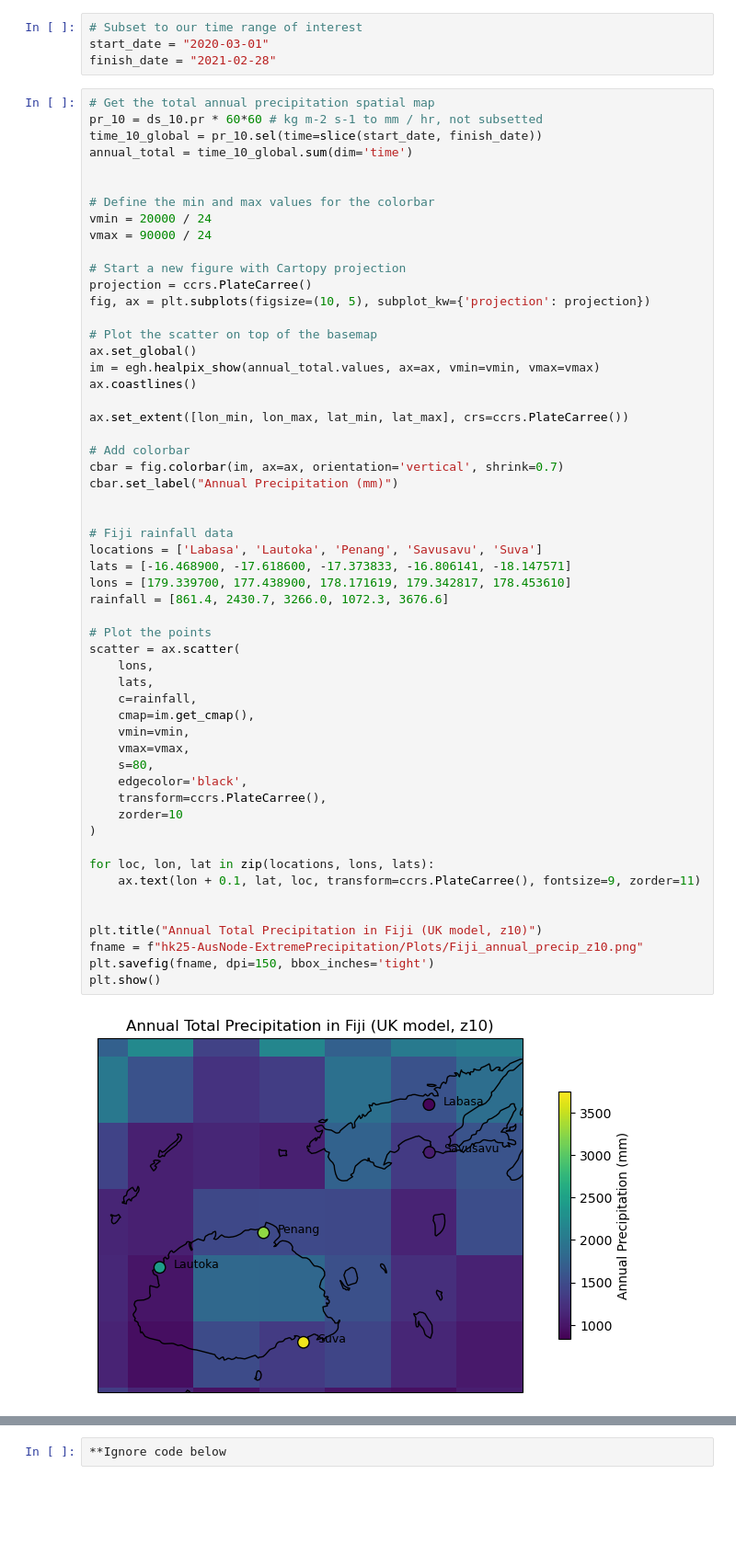
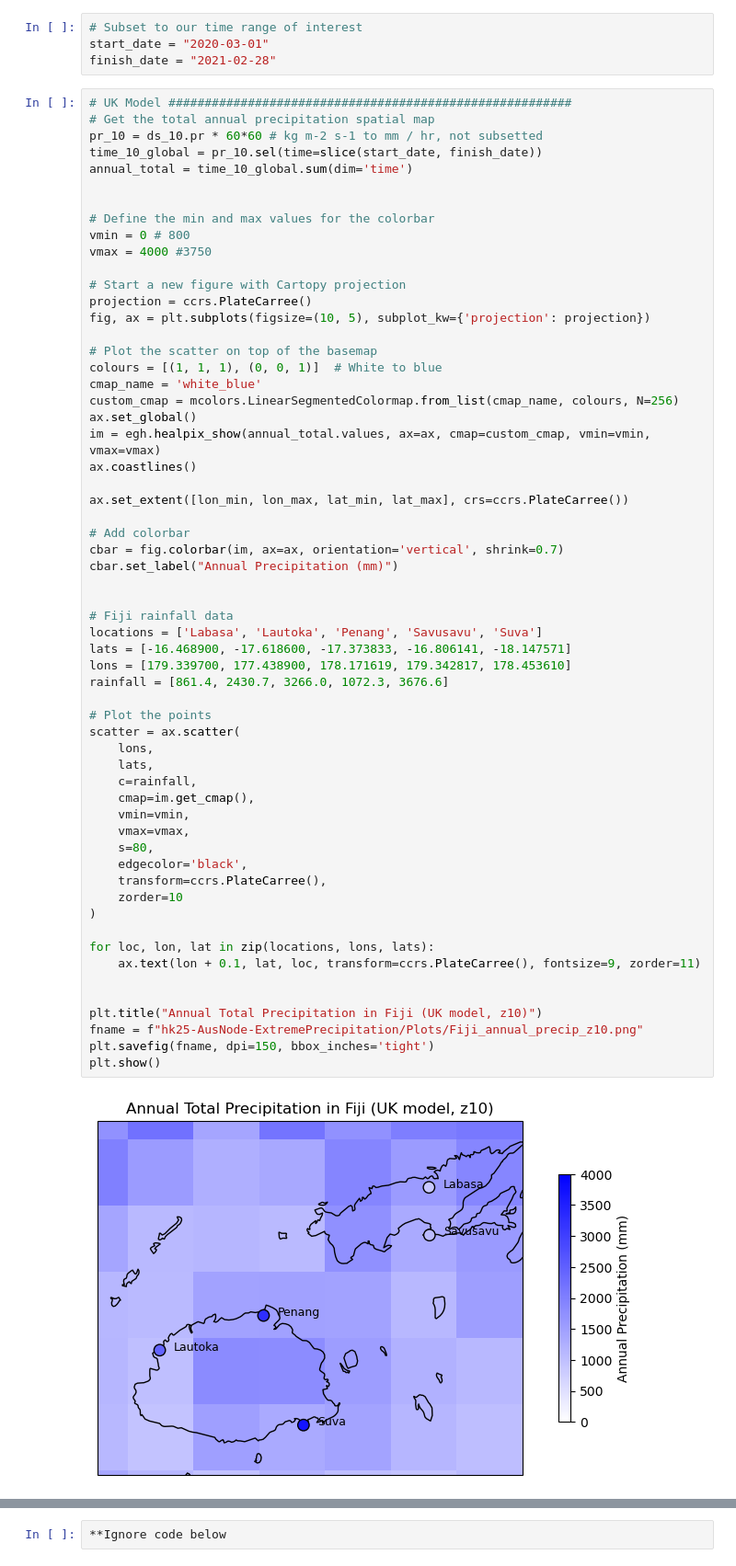
Before and after one commit to 21centuryweather/hk25-AusNode-ExtremePrecipitation, a Jupyter notebook: Code/f_Crop_model_data.ipynb, the cells around one changed output, grey strips where cells are left out. Shown: that part at 92% size. Saved outputs shown, nothing was run; the diff lists cells and outputs as text; blank space fills up the shorter version.

```diff
--- a/Code/f_Crop_model_data.ipynb
+++ b/Code/f_Crop_model_data.ipynb
@@ -113,6 +119,7 @@ import cartopy.feature as cfeature
 start_date = "2020-03-01"
 finish_date = "2021-02-28"
 # %%
+# UK Model ########################################################
 # Get the total annual precipitation spatial map
 pr_10 = ds_10.pr * 60*60 # kg m-2 s-1 to mm / hr, not subsetted
 time_10_global = pr_10.sel(time=slice(start_date, finish_date))
@@ -120,16 +127,19 @@ annual_total = time_10_global.sum(dim='time')
 
 
 # Define the min and max values for the colorbar
-vmin = 20000 / 24
-vmax = 90000 / 24
+vmin = 0 # 800
+vmax = 4000 #3750
 
 # Start a new figure with Cartopy projection
 projection = ccrs.PlateCarree()
 fig, ax = plt.subplots(figsize=(10, 5), subplot_kw={'projection': projection})
 
 # Plot the scatter on top of the basemap
+colours = [(1, 1, 1), (0, 0, 1)]  # White to blue
+cmap_name = 'white_blue'
+custom_cmap = mcolors.LinearSegmentedColormap.from_list(cmap_name, colours, N=256)
 ax.set_global()
-im = egh.healpix_show(annual_total.values, ax=ax, vmin=vmin, vmax=vmax)
+im = egh.healpix_show(annual_total.values, ax=ax, cmap=custom_cmap, vmin=vmin, vmax=vmax)
 ax.coastlines()
 
 ax.set_extent([lon_min, lon_max, lat_min, lat_max], crs=ccrs.PlateCarree())
@@ -141,31 +151,31 @@ cbar.set_label("Annual Precipitation (mm)")
 
 # Fiji rainfall data
 locations = ['Labasa', 'Lautoka', 'Penang', 'Savusavu', 'Suva']
 lats = [-16.468900, -17.618600, -17.373833, -16.806141, -18.147571]
 lons = [179.339700, 177.438900, 178.171619, 179.342817, 178.453610]
 rainfall = [861.4, 2430.7, 3266.0, 1072.3, 3676.6]
 
 # Plot the points
 scatter = ax.scatter(
     lons,
     lats,
     c=rainfall,
     cmap=im.get_cmap(),
     vmin=vmin,
     vmax=vmax,
     s=80,
     edgecolor='black',
     transform=ccrs.PlateCarree(),
     zorder=10
 )
 
 for loc, lon, lat in zip(locations, lons, lats):
     ax.text(lon + 0.1, lat, loc, transform=ccrs.PlateCarree(), fontsize=9, zorder=11)
 
 
 plt.title("Annual Total Precipitation in Fiji (UK model, z10)")
 fname = f"hk25-AusNode-ExtremePrecipitation/Plots/Fiji_annual_precip_z10.png"
 plt.savefig(fname, dpi=150, bbox_inches='tight')
 plt.show()
 # %% [output]
-[figure, old version]
+[figure, new version]
```
Also changed, not shown: parts of 3 cells of this notebook, 3 other files.
